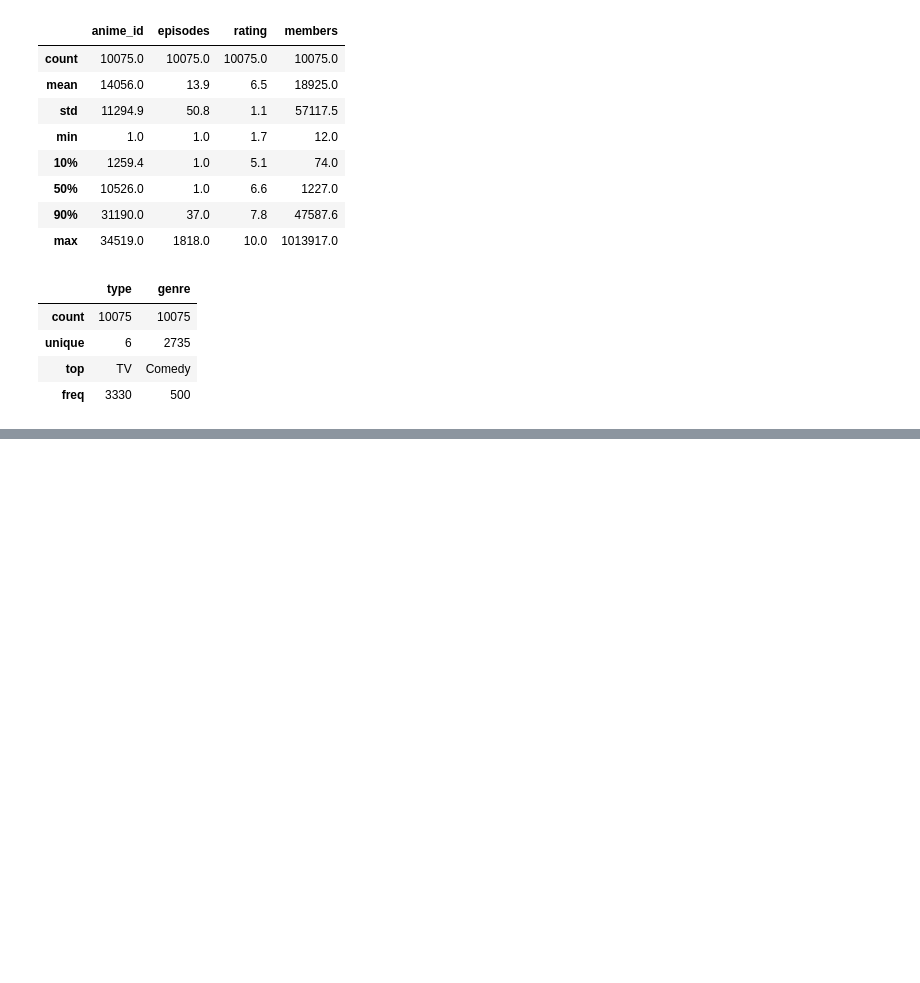
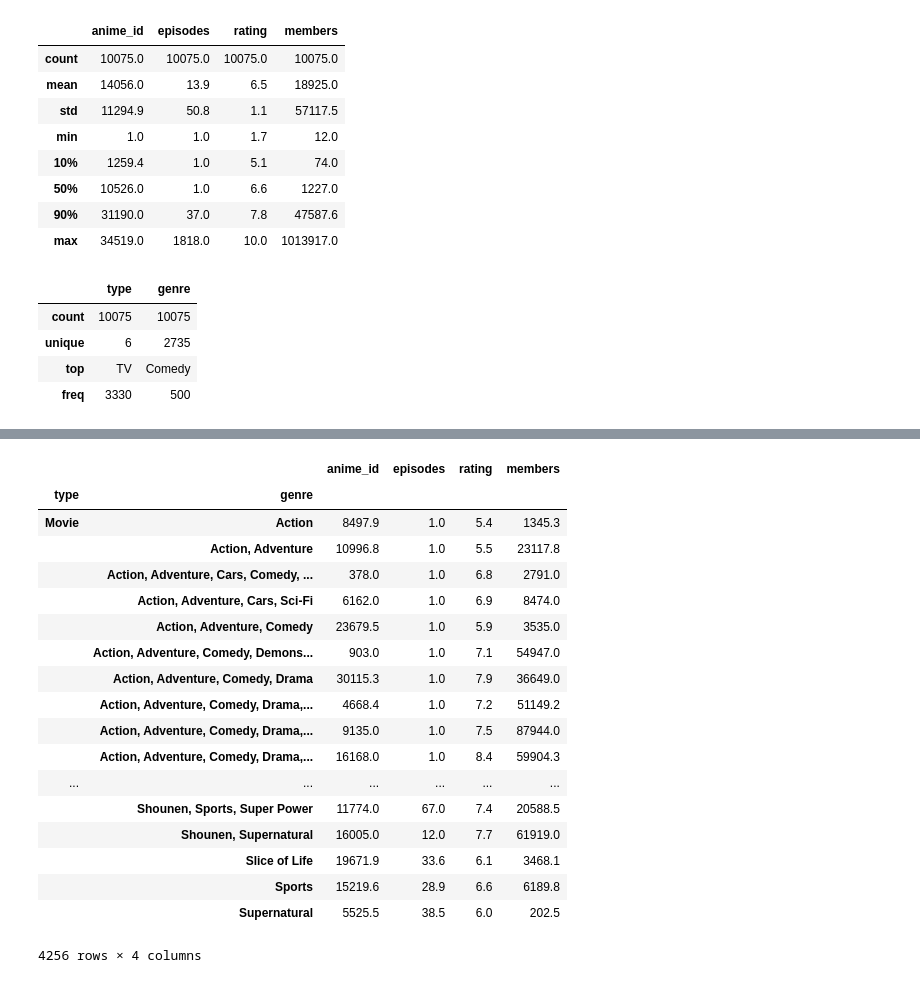
Before and after one commit to yukimura1227/trainings, a Jupyter notebook: pandas_sample/pandas_sample.ipynb, the cells around one changed output, grey strips where cells are left out. Cells and saved outputs as stored; diff of their text form; code cells hidden in the pictures; blank space fills up the shorter version.

```diff
--- a/pandas_sample/pandas_sample.ipynb
+++ b/pandas_sample/pandas_sample.ipynb
@@ -603,0 +646,23 @@ anime_master_dataframe[['type','genre']].describe()
+# %%
+# 複数の要素でグルーピングすることも可能
+anime_master_dataframe.groupby(['type','genre']).mean().round(1)
+# %% [output]
+|  |  | anime_id | episodes | rating | members |
+| type | genre |  |  |  |  |
+| Movie | Action | 8497.9 | 1.0 | 5.4 | 1345.3 |
+|  | Action, Adventure | 10996.8 | 1.0 | 5.5 | 23117.8 |
+|  | Action, Adventure, Cars, Comedy, ... | 378.0 | 1.0 | 6.8 | 2791.0 |
+|  | Action, Adventure, Cars, Sci-Fi | 6162.0 | 1.0 | 6.9 | 8474.0 |
+|  | Action, Adventure, Comedy | 23679.5 | 1.0 | 5.9 | 3535.0 |
+|  | Action, Adventure, Comedy, Demons... | 903.0 | 1.0 | 7.1 | 54947.0 |
+|  | Action, Adventure, Comedy, Drama | 30115.3 | 1.0 | 7.9 | 36649.0 |
+|  | Action, Adventure, Comedy, Drama,... | 4668.4 | 1.0 | 7.2 | 51149.2 |
+|  | Action, Adventure, Comedy, Drama,... | 9135.0 | 1.0 | 7.5 | 87944.0 |
+|  | Action, Adventure, Comedy, Drama,... | 16168.0 | 1.0 | 8.4 | 59904.3 |
+| ... | ... | ... | ... | ... | ... |
+|  | Shounen, Sports, Super Power | 11774.0 | 67.0 | 7.4 | 20588.5 |
+|  | Shounen, Supernatural | 16005.0 | 12.0 | 7.7 | 61919.0 |
+|  | Slice of Life | 19671.9 | 33.6 | 6.1 | 3468.1 |
+|  | Sports | 15219.6 | 28.9 | 6.6 | 6189.8 |
+|  | Supernatural | 5525.5 | 38.5 | 6.0 | 202.5 |
+4256 rows × 4 columns
```
Also changed, not shown: parts of 6 cells of this notebook.
